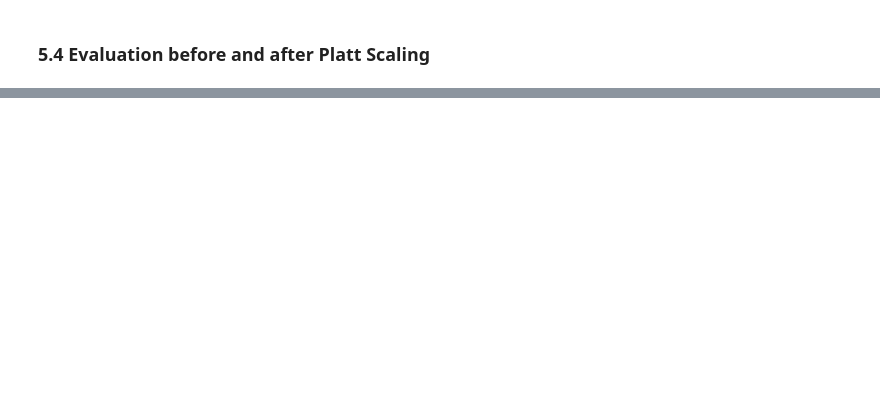
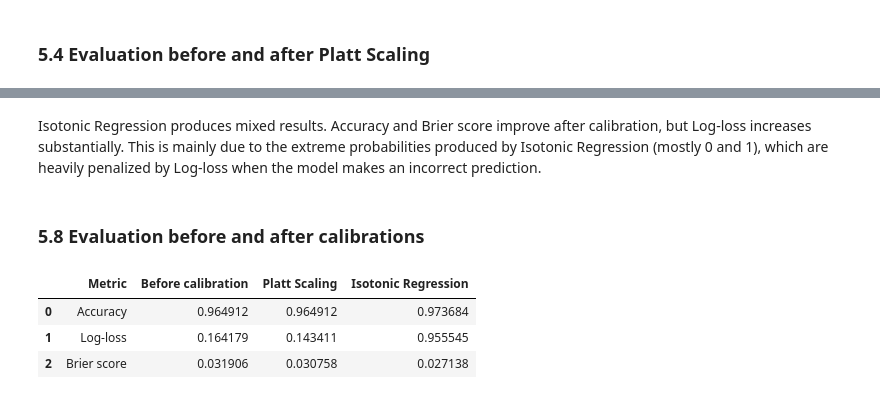
Before and after one commit to martamacri/Calibration_of_Probabilities, a Jupyter notebook: notebooks/01_breast_cancer_analysis.ipynb, the cells around one changed output, grey strips where cells are left out. Cells and saved outputs as stored; diff of their text form; code cells hidden in the pictures; blank space fills up the shorter version.

```diff
--- a/notebooks/01_breast_cancer_analysis.ipynb
+++ b/notebooks/01_breast_cancer_analysis.ipynb
@@ -520,0 +533,2 @@ Logistic Regression already produces probabilities through a sigmoid function an
+# %%
+isotonic_lr.fit(scores_cal_lr, y_cal)
@@ -520,0 +539,2 @@ Logistic Regression already produces probabilities through a sigmoid function an
+# %%
+y_prob_test_lr_isotonic = (isotonic_lr.predict_proba(scores_test_lr))
@@ -520,0 +543,2 @@ Logistic Regression already produces probabilities through a sigmoid function an
+# %%
+y_pred_test_lr_isotonic = (y_prob_test_lr_isotonic >= 0.5).astype(int)
@@ -520,0 +547,8 @@ Logistic Regression already produces probabilities through a sigmoid function an
+# %%
+accuracy_lr_isotonic = accuracy_score(y_test,y_pred_test_lr_isotonic)
+logloss_lr_isotonic = log_loss(y_test,y_prob_test_lr_isotonic)
+brier_lr_isotonic = brier_score_loss(y_test,y_prob_test_lr_isotonic)
+
+print(f"Accuracy:    {accuracy_lr_isotonic:.4f}")
+print(f"Log-loss:    {logloss_lr_isotonic:.4f}")
+print(f"Brier score: {brier_lr_isotonic:.4f}")
@@ -520,0 +612,37 @@ Logistic Regression already produces probabilities through a sigmoid function an
+# %% [markdown]
+Isotonic Regression produces mixed results. Accuracy and Brier score improve after calibration, but Log-loss increases substantially. This is mainly due to the extreme probabilities produced by Isotonic Regression (mostly 0 and 1), which are heavily penalized by Log-loss when the model makes an incorrect prediction.
+# %% [markdown]
+### 5.8 Evaluation before and after calibrations
+# %%
+comparison_lr = pd.DataFrame({
+    "Metric": [
+        "Accuracy",
+        "Log-loss",
+        "Brier score"
+    ],
+
+    "Before calibration": [
+        accuracy_lr,
+        logloss_lr,
+        brier_lr
+    ],
+
+    "Platt Scaling": [
+        accuracy_lr_platt,
+        logloss_lr_platt,
+        brier_lr_platt
+    ],
+
+    "Isotonic Regression": [
+        accuracy_lr_isotonic,
+        logloss_lr_isotonic,
+        brier_lr_isotonic
+    ]
+})
+
+comparison_lr
+# %% [output]
+|  | Metric | Before calibration | Platt Scaling | Isotonic Regression |
+| 0 | Accuracy | 0.964912 | 0.964912 | 0.973684 |
+| 1 | Log-loss | 0.164179 | 0.143411 | 0.955545 |
+| 2 | Brier score | 0.031906 | 0.030758 | 0.027138 |
```
Also changed, not shown: parts of 31 cells of this notebook.
